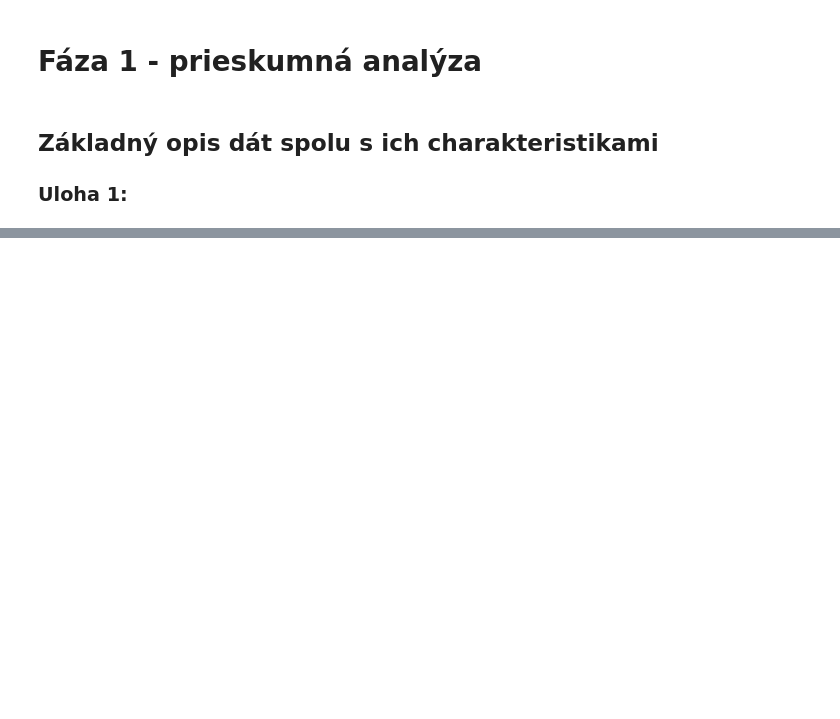
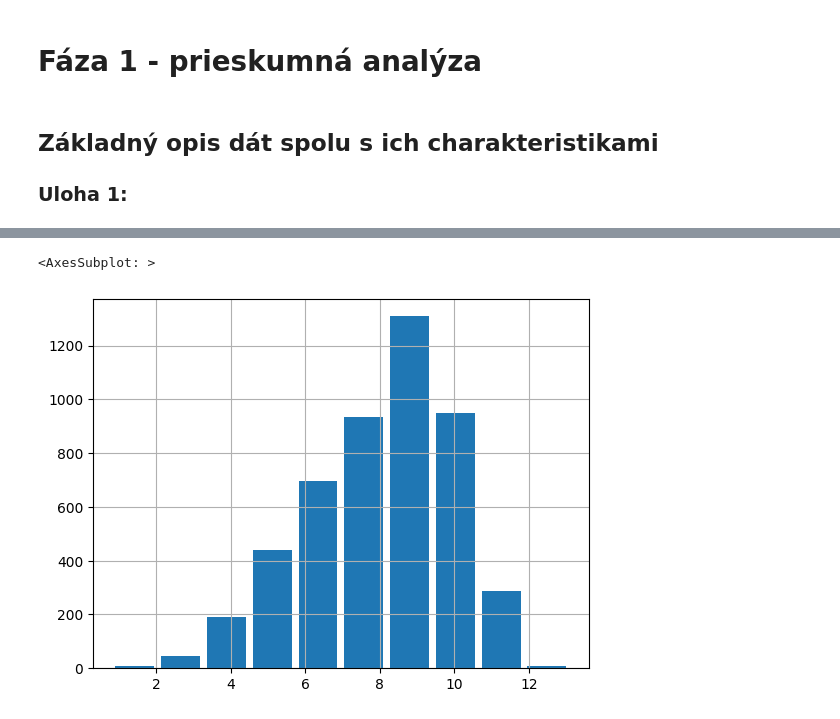
Before and after one commit to ImrichDiscantiny/Python, a Jupyter notebook: Untitled.ipynb, the cells around one changed output, grey strips where cells are left out. Drawn from its saved outputs; the diff is of its cells as text; code cells hidden in the pictures; blank space fills up the shorter version.

```diff
--- a/Untitled.ipynb
+++ b/Untitled.ipynb
@@ -127,0 +124,8 @@ measurements[measurements.warning == 1].describe()
+# %%
+
+x = measurements[['CO', 'warning']]
+x = x[x.warning == 0]
+x['CO'].hist(rwidth=0.85)
+# %% [output]
+<AxesSubplot: >
+[figure, added]
```
Also changed, not shown: parts of 20 cells of this notebook.
